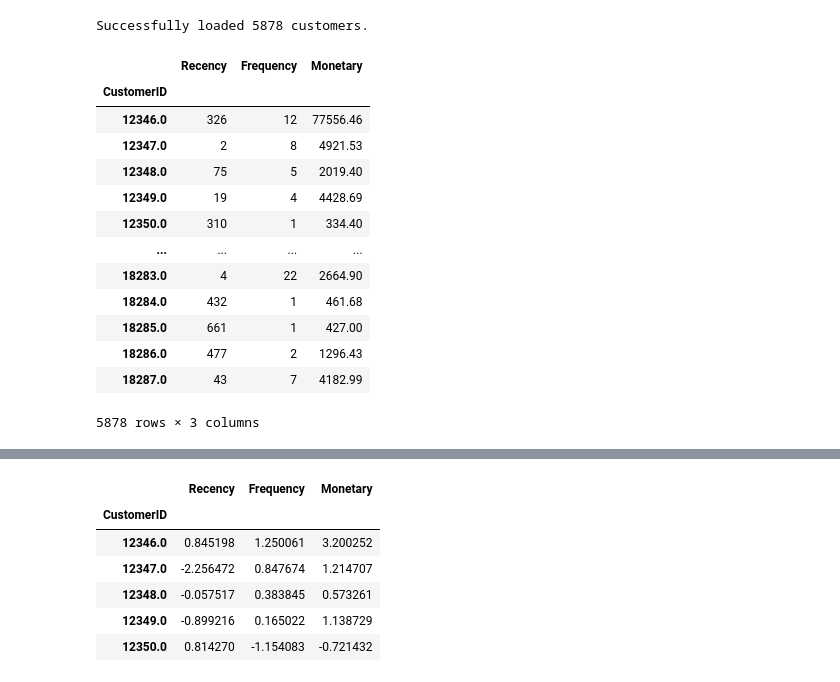
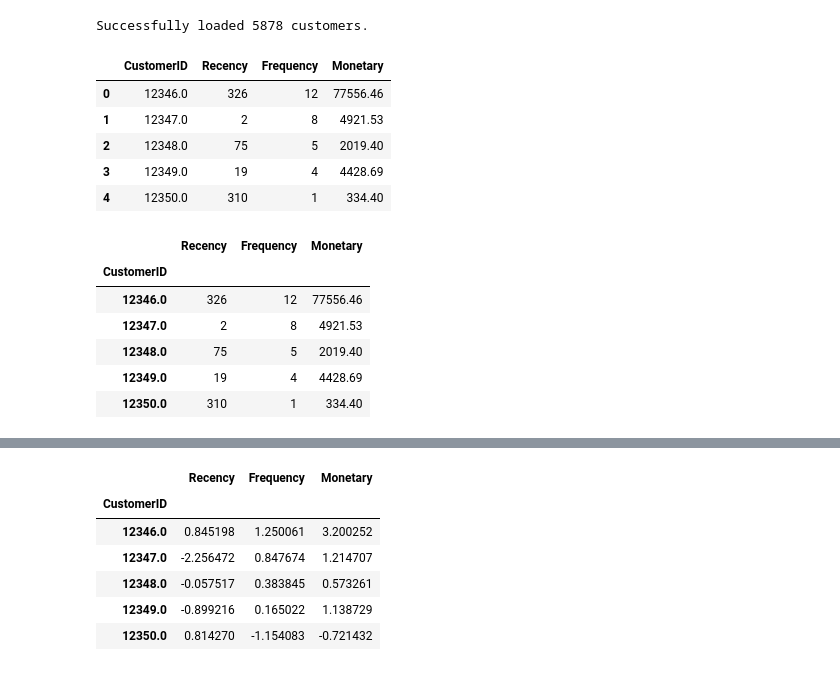
Before and after one commit to Safae26/RetailPulse, a Jupyter notebook: notebooks/03_Customer_Segmentation.ipynb, the cells around one changed output, grey strips where cells are left out. Drawn from its saved outputs; the diff is of its cells as text; code cells hidden in the pictures.

```diff
--- a/notebooks/03_Customer_Segmentation.ipynb
+++ b/notebooks/03_Customer_Segmentation.ipynb
@@ -34,23 +36,25 @@ except FileNotFoundError:
     print("Error: Could not find rfm_features.csv. Did you run the second notebook?")
 # %% [output]
 Successfully loaded 5878 customers.
+# %%
+rfm.head()
+# %% [output]
+|  | CustomerID | Recency | Frequency | Monetary |
+| 0 | 12346.0 | 326 | 12 | 77556.46 |
+| 1 | 12347.0 | 2 | 8 | 4921.53 |
+| 2 | 12348.0 | 75 | 5 | 2019.40 |
+| 3 | 12349.0 | 19 | 4 | 4428.69 |
+| 4 | 12350.0 | 310 | 1 | 334.40 |
 # %%
 rfm.set_index('CustomerID', inplace=True)
 # %%
-rfm
+rfm.head()
 # %% [output]
 |  | Recency | Frequency | Monetary |
 | CustomerID |  |  |  |
 | 12346.0 | 326 | 12 | 77556.46 |
 | 12347.0 | 2 | 8 | 4921.53 |
 | 12348.0 | 75 | 5 | 2019.40 |
 | 12349.0 | 19 | 4 | 4428.69 |
 | 12350.0 | 310 | 1 | 334.40 |
-| ... | ... | ... | ... |
-| 18283.0 | 4 | 22 | 2664.90 |
-| 18284.0 | 432 | 1 | 461.68 |
-| 18285.0 | 661 | 1 | 427.00 |
-| 18286.0 | 477 | 2 | 1296.43 |
-| 18287.0 | 43 | 7 | 4182.99 |
-5878 rows × 3 columns
 # %%
```
Also changed, not shown: parts of 34 cells of this notebook, 6 other files.
